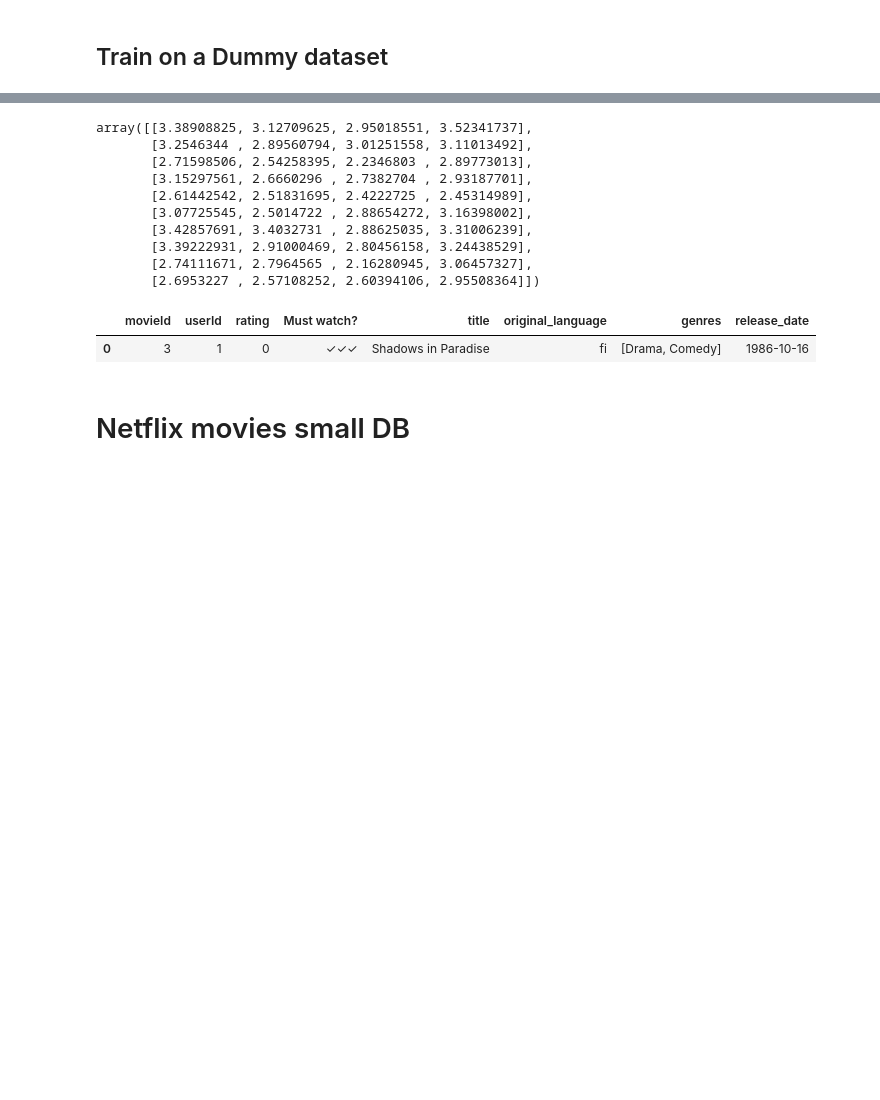
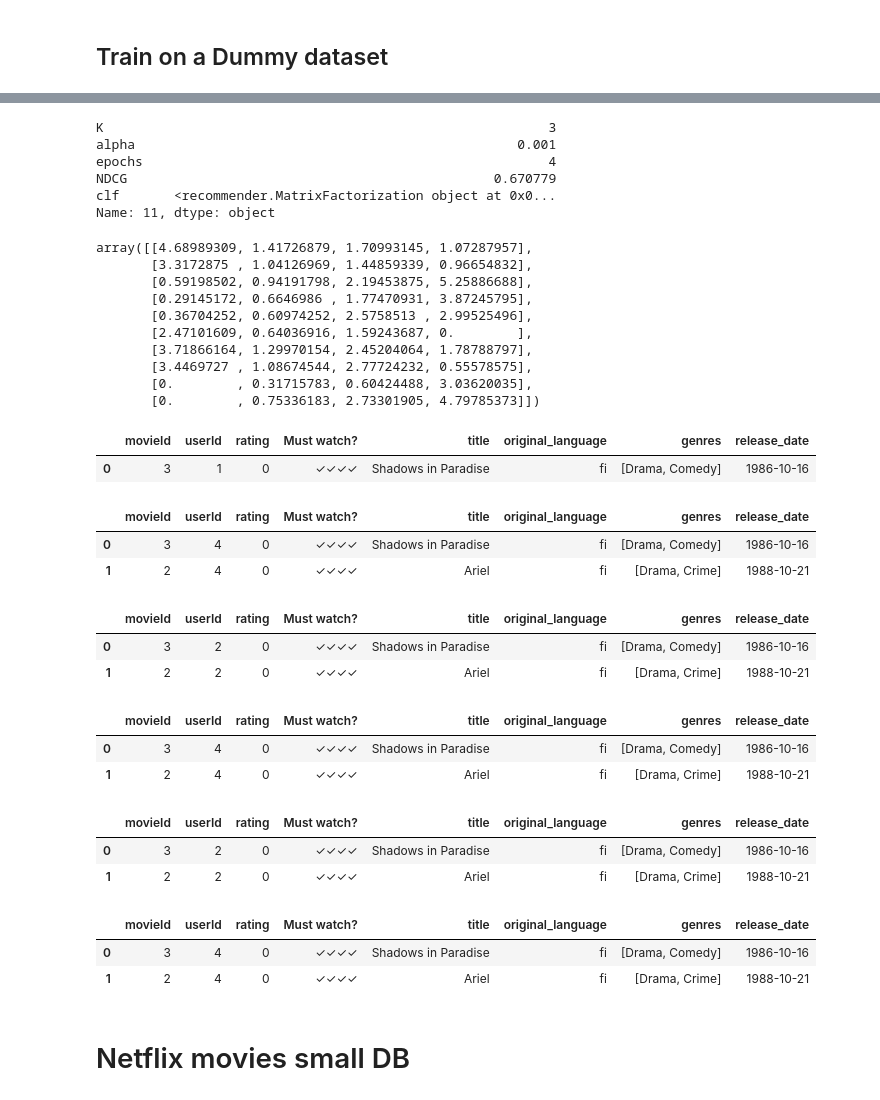
Before and after one commit to carlosgeovany/MachineLearning, a Jupyter notebook: RecommenderSystem.ipynb, the cells around one changed output, grey strips where cells are left out. Cells and saved outputs as stored; diff of their text form; code cells hidden in the pictures; blank space fills up the shorter version.

Commit message:
new versio of recommender algorithm
new algorithm is bit more faster,
also new method grid search

```diff
--- a/RecommenderSystem.ipynb
+++ b/RecommenderSystem.ipynb
@@ -407,0 +341,8 @@ min(r.ndcg)
+# %%
+params = {'Ks':[2,3],
+          "alphas": [0.001,0.01,0.1],
+          "epochs":[2,3,4]}
+
+r = MatrixFactorization(a,movies_data)
+
+clfs = grid_search(r,params)
@@ -408,24 +368,54 @@ min(r.ndcg)
+# %%
+best = clfs.loc[clfs['NDCG'].idxmin()]
+# %%
+best
+# %% [output]
+K                                                         3
+alpha                                                 0.001
+epochs                                                    4
+NDCG                                               0.670779
+clf       <recommender.MatrixFactorization object at 0x0...
+Name: 11, dtype: object
 # %%
 ## Get the Predicted matrix
-r.matrix
+best.clf.matrix
 # %% [output]
-array([[3.38908825, 3.12709625, 2.95018551, 3.52341737],
-       [3.2546344 , 2.89560794, 3.01251558, 3.11013492],
-       [2.71598506, 2.54258395, 2.2346803 , 2.89773013],
-       [3.15297561, 2.6660296 , 2.7382704 , 2.93187701],
-       [2.61442542, 2.51831695, 2.4222725 , 2.45314989],
-       [3.07725545, 2.5014722 , 2.88654272, 3.16398002],
-       [3.42857691, 3.4032731 , 2.88625035, 3.31006239],
-       [3.39222931, 2.91000469, 2.80456158, 3.24438529],
-       [2.74111671, 2.7964565 , 2.16280945, 3.06457327],
-       [2.6953227 , 2.57108252, 2.60394106, 2.95508364]])
+array([[4.68989309, 1.41726879, 1.70993145, 1.07287957],
+       [3.3172875 , 1.04126969, 1.44859339, 0.96654832],
+       [0.59198502, 0.94191798, 2.19453875, 5.25886688],
+       [0.29145172, 0.6646986 , 1.77470931, 3.87245795],
+       [0.36704252, 0.60974252, 2.5758513 , 2.99525496],
+       [2.47101609, 0.64036916, 1.59243687, 0.        ],
+       [3.71866164, 1.29970154, 2.45204064, 1.78788797],
+       [3.4469727 , 1.08674544, 2.77724232, 0.55578575],
+       [0.        , 0.31715783, 0.60424488, 3.03620035],
+       [0.        , 0.75336183, 2.73301905, 4.79785373]])
+# %%
+best.clf.top_recommends(1)
+# %% [output]
+|  | movieId | userId | rating | Must watch? | title | original_language | genres | release_date |
+| 0 | 3 | 1 | 0 | ✓✓✓✓ | Shadows in Paradise | fi | [Drama, Comedy] | 1986-10-16 |
 # %%
-## Recommended movies by top n rating
-user = 1
-r.top_recommends(user)
+## Recommended movies by top rating
+users = np.random.randint(1,10,size=5)
+for user in users:
+    display(best.clf.top_recommends(user))
 # %% [output]
 |  | movieId | userId | rating | Must watch? | title | original_language | genres | release_date |
-| 0 | 3 | 1 | 0 | ✓✓✓ | Shadows in Paradise | fi | [Drama, Comedy] | 1986-10-16 |
+| 0 | 3 | 4 | 0 | ✓✓✓✓ | Shadows in Paradise | fi | [Drama, Comedy] | 1986-10-16 |
+| 1 | 2 | 4 | 0 | ✓✓✓✓ | Ariel | fi | [Drama, Crime] | 1988-10-21 |
+|  | movieId | userId | rating | Must watch? | title | original_language | genres | release_date |
+| 0 | 3 | 2 | 0 | ✓✓✓✓ | Shadows in Paradise | fi | [Drama, Comedy] | 1986-10-16 |
+| 1 | 2 | 2 | 0 | ✓✓✓✓ | Ariel | fi | [Drama, Crime] | 1988-10-21 |
+|  | movieId | userId | rating | Must watch? | title | original_language | genres | release_date |
+| 0 | 3 | 4 | 0 | ✓✓✓✓ | Shadows in Paradise | fi | [Drama, Comedy] | 1986-10-16 |
+| 1 | 2 | 4 | 0 | ✓✓✓✓ | Ariel | fi | [Drama, Crime] | 1988-10-21 |
+|  | movieId | userId | rating | Must watch? | title | original_language | genres | release_date |
+| 0 | 3 | 2 | 0 | ✓✓✓✓ | Shadows in Paradise | fi | [Drama, Comedy] | 1986-10-16 |
+| 1 | 2 | 2 | 0 | ✓✓✓✓ | Ariel | fi | [Drama, Crime] | 1988-10-21 |
+|  | movieId | userId | rating | Must watch? | title | original_language | genres | release_date |
+| 0 | 3 | 4 | 0 | ✓✓✓✓ | Shadows in Paradise | fi | [Drama, Comedy] | 1986-10-16 |
+| 1 | 2 | 4 | 0 | ✓✓✓✓ | Ariel | fi | [Drama, Crime] | 1988-10-21 |
 # %% [markdown]
 # Netflix movies small DB
 # %% [markdown]
```
Also changed, not shown: parts of 20 cells of this notebook, 1 other file.
